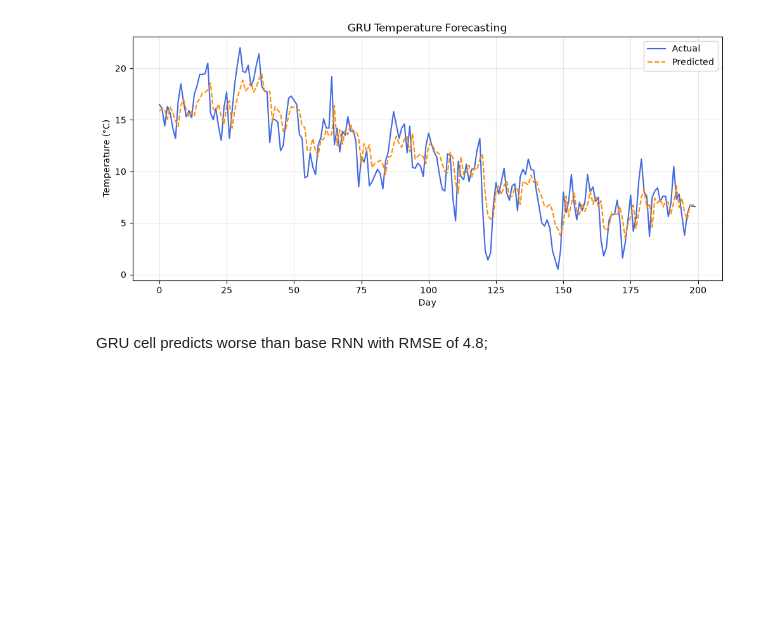
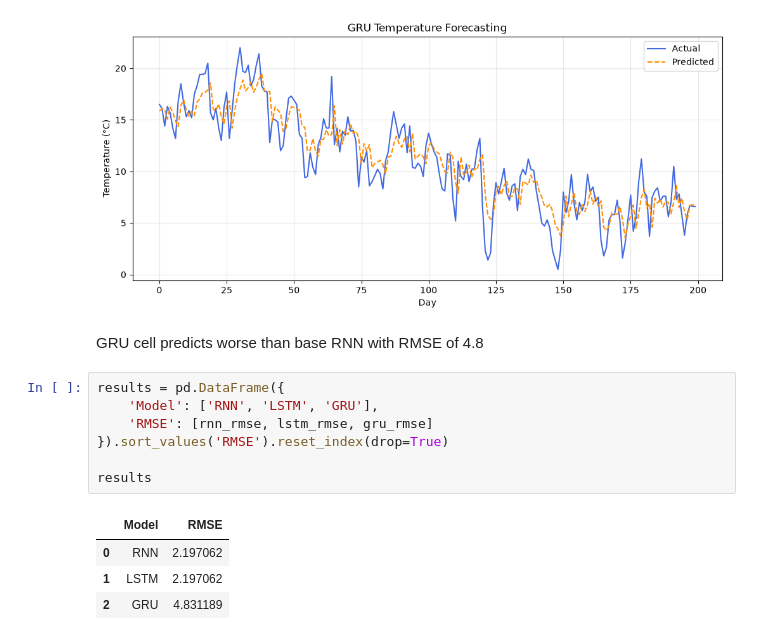
Before and after one commit to imgabrielas/Grey_Matter_Multiplication, a Jupyter notebook: RNN/rnn.ipynb, the cells around one changed output. Saved outputs shown, nothing was run; the diff lists cells and outputs as text; blank space fills up the shorter version.

Commit message:
results

```diff
--- a/RNN/rnn.ipynb
+++ b/RNN/rnn.ipynb
@@ -596,4 +596,16 @@ GRU Epoch 20 | Loss: 0.035095
 GRU Test RMSE: 4.8312°C
 [figure]
 # %% [markdown]
-GRU cell predicts worse than base RNN with RMSE of 4.8;
+GRU cell predicts worse than base RNN with RMSE of 4.8
+# %%
+results = pd.DataFrame({
+    'Model': ['RNN', 'LSTM', 'GRU'],
+    'RMSE': [rnn_rmse, lstm_rmse, gru_rmse]
+}).sort_values('RMSE').reset_index(drop=True)
+
+results
+# %% [output]
+|  | Model | RMSE |
+| 0 | RNN | 2.197062 |
+| 1 | LSTM | 2.197062 |
+| 2 | GRU | 4.831189 |
```
